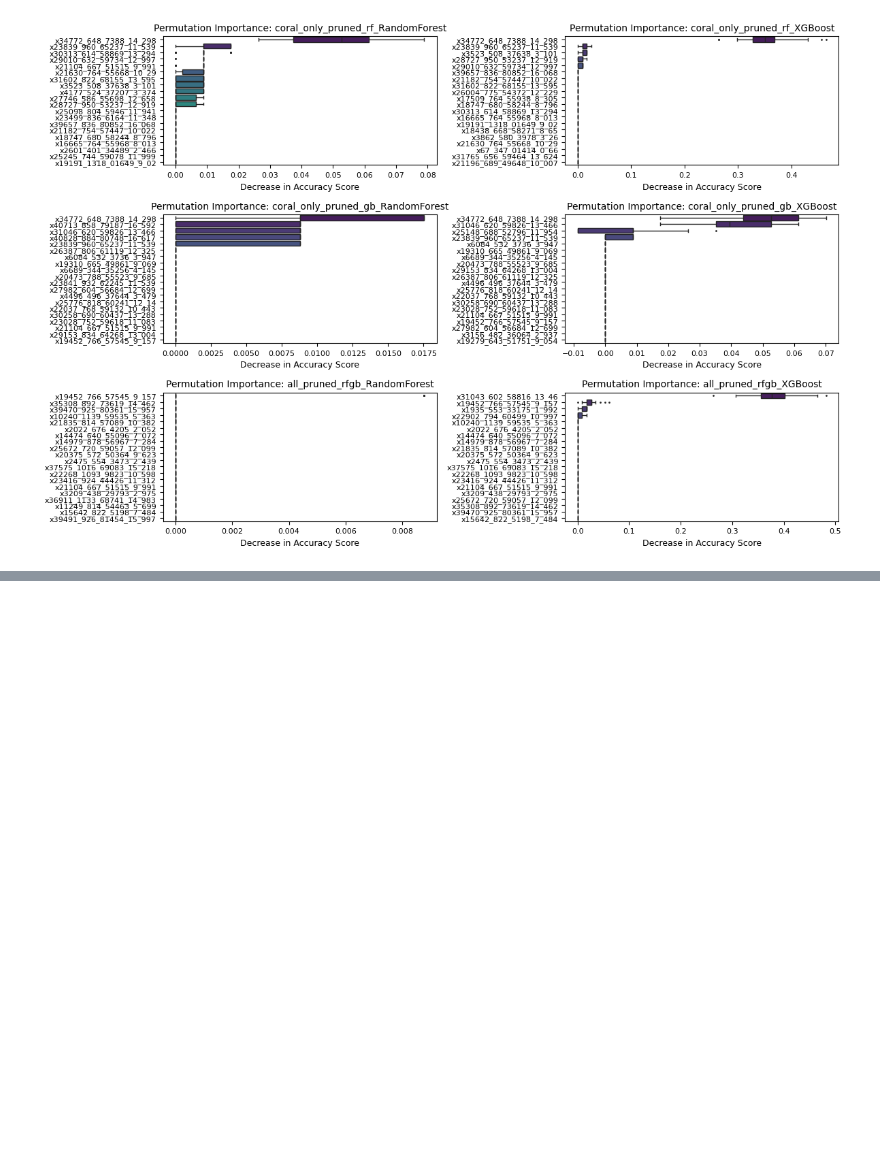
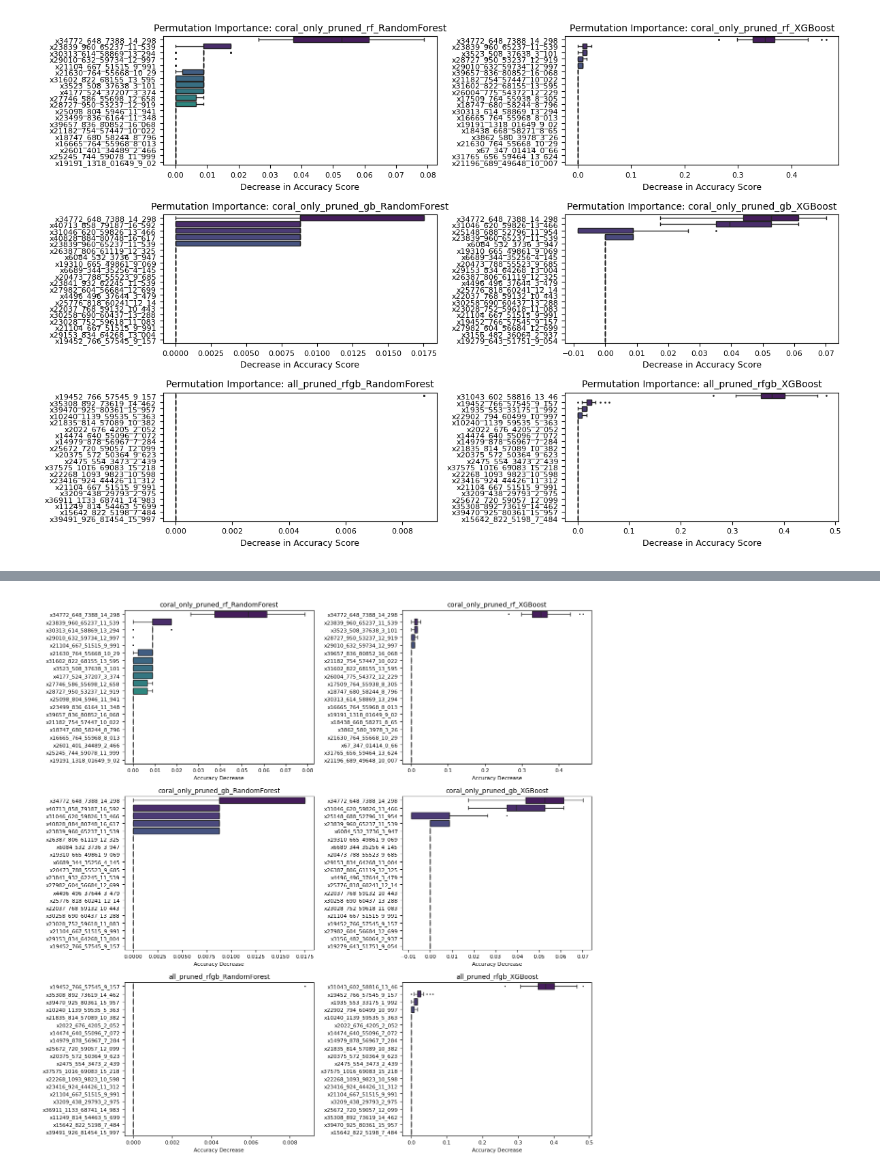
Before and after one commit to wsnowacek/World_Corals, a Jupyter notebook: machine_learning/perm_importance.ipynb, the cells around one changed output, grey strips where cells are left out. Drawn from its saved outputs; the diff is of its cells as text; code cells hidden in the pictures; blank space fills up the shorter version.

```diff
--- a/machine_learning/perm_importance.ipynb
+++ b/machine_learning/perm_importance.ipynb
@@ -385,3 +451,82 @@ Parameters: { "use_label_encoder" } are not used.
 
   bst.update(dtrain, iteration=i, fobj=obj)
 [figure]
+# %%
+import pandas as pd
+import numpy as np
+from sklearn.inspection import permutation_importance
+from sklearn.model_selection import train_test_split
+import matplotlib.pyplot as plt
+import seaborn as sns
+import os
+
+# Container for the numerical results
+importance_list = []
+
+fig, axes = plt.subplots(len(scenarios), len(models_to_run), figsize=(12, 12))
+axes = axes.flatten()
+plot_idx = 0
+
+for s_name, feat_list in scenarios.items():
+    X = coral_df[feat_list].fillna(0)
+
+    # Stratified split
+    X_train, X_test, y_train, y_test = train_test_split(
+        X, y, test_size=0.20, stratify=y, random_state=123
+    )
+
+    # Scale within the loop to avoid leakage
+    scaler = StandardScaler()
+    X_train_scaled = scaler.fit_transform(X_train)
+    X_test_scaled = scaler.transform(X_test)
+
+    for m_name, model in models_to_run.items():
+        run_id = f"{s_name}_{m_name}"
+        print(f"Computing Permutation Importance for: {run_id}")
+
+        model.fit(X_train_scaled, y_train)
+        r = permutation_importance(model, X_test_scaled, y_test,
+                                   n_repeats=30,
+                                   random_state=123,
+                                   n_jobs=-1)
+
+        # --- NEW: Extract data for the DataFrame ---
+        # We capture ALL features in the set, not just the top 20
+        for i in range(len(feat_list)):
+            importance_list.append({
+                'metabolite': feat_list[i],
+                'importance_mean': r.importances_mean[i],
+                'importance_std': r.importances_std[i],
+                'feature_set': s_name,
+                'model': m_name
+            })
+
+        # --- Plotting (Keep top 20 for visual clarity) ---
+        sorted_idx = r.importances_mean.argsort()[::-1]
+        top_indices = sorted_idx[:20]
+
+        importances_df = pd.DataFrame(
+            r.importances[top_indices].T,
+            columns=np.array(feat_list)[top_indices]
+        )
+
+        ax = axes[plot_idx]
+        sns.boxplot(data=importances_df, orient='h', ax=ax, palette="viridis", fliersize=1)
+        ax.set_title(f"{run_id}", fontsize=10)
+        ax.set_xlabel("Accuracy Decrease", fontsize=8)
+        ax.tick_params(labelsize=8)
+        plot_idx += 1
+
+# Create the final results DataFrame
+perm_results_df = pd.DataFrame(importance_list)
+
+# Save Plot
+plt.tight_layout()
+imp_save_path = "/work/hs325/World_Corals/misc/figs/permutation_importance_reduced.jpg"
+os.makedirs(os.path.dirname(imp_save_path), exist_ok=True)
+plt.savefig(imp_save_path, dpi=300, bbox_inches='tight')
+plt.show()
+
+# Display the top of the new dataframe
+print(perm_results_df.sort_values(by='importance_mean', ascending=False).head())
+# %% [output]
@@ -387,0 +548 @@ Parameters: { "use_label_encoder" } are not used.
+[figure, added]
```
Also changed, not shown: parts of 4 cells of this notebook, 2 other files.
